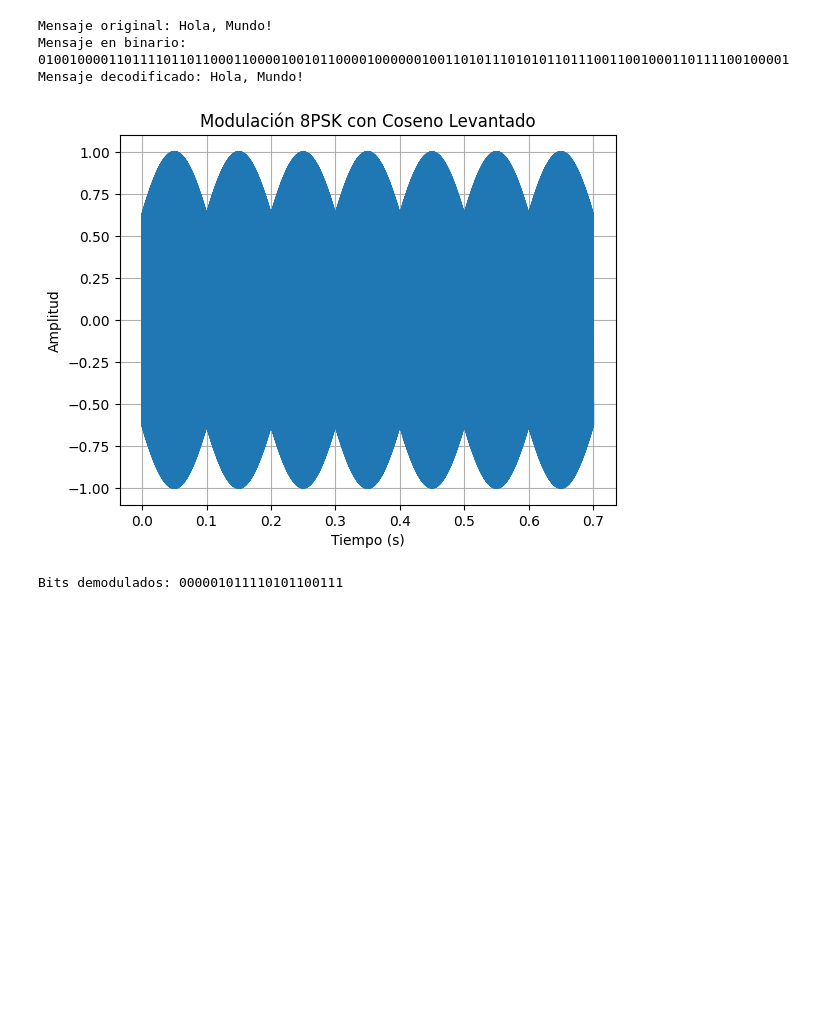
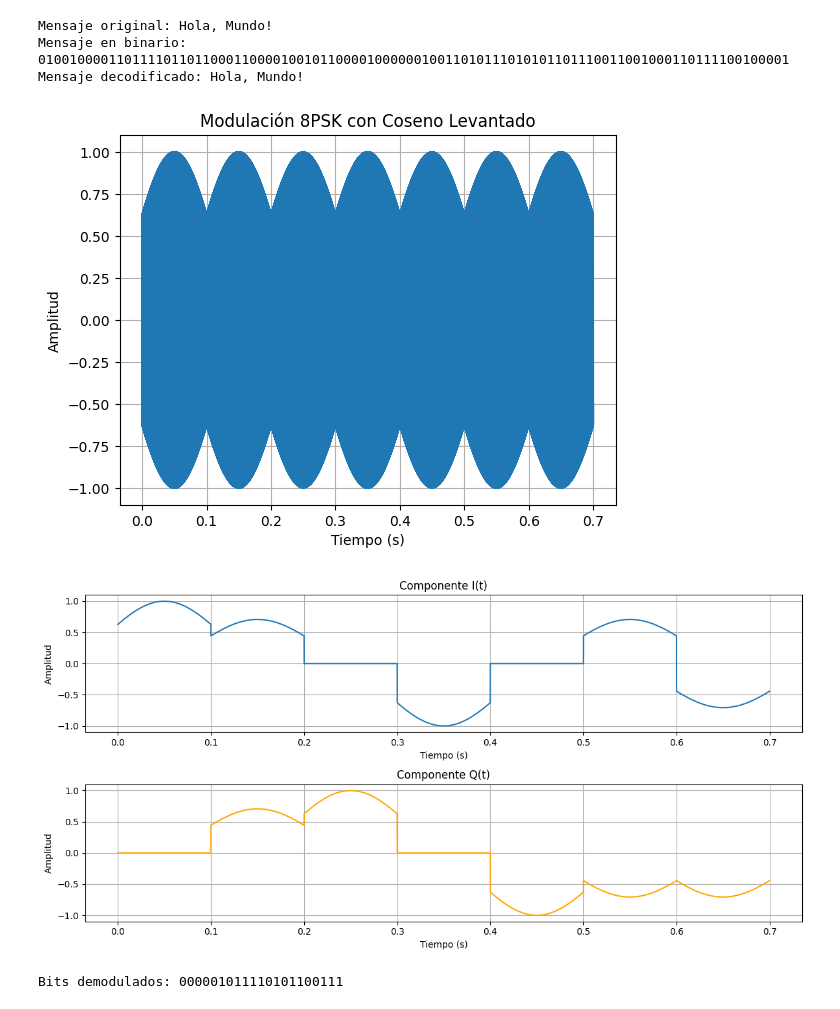
Before and after one commit to jbcgames/Proyecto_Final_PDS, a Jupyter notebook: Transmisor.ipynb, the cells around one changed output. Cells and saved outputs as stored; diff of their text form; code cells hidden in the pictures; blank space fills up the shorter version.

```diff
--- a/Transmisor.ipynb
+++ b/Transmisor.ipynb
@@ -119,7 +119,22 @@ plt.xlabel("Tiempo (s)")
 plt.ylabel("Amplitud")
 plt.grid()
 plt.show()
-
+# Mostrar cambios de fase en I y Q
+plt.figure(figsize=(12, 6))
+plt.subplot(2, 1, 1)
+plt.plot(t, I, label='I(t)')
+plt.title("Componente I(t)")
+plt.xlabel("Tiempo (s)")
+plt.ylabel("Amplitud")
+plt.grid()
+plt.subplot(2, 1, 2)
+plt.plot(t, Q, label='Q(t)', color='orange')
+plt.title("Componente Q(t)")
+plt.xlabel("Tiempo (s)")
+plt.ylabel("Amplitud")
+plt.grid()
+plt.tight_layout()
+plt.show()
 # Decodificación 8PSK
 def demodulate_8psk(s, Tb, fs, fc, beta=0):
     """
@@ -161,33 +176,34 @@ def demodulate_8psk(s, Tb, fs, fc, beta=0):
 
     # --- Decodificación de fases a bits ---
     bits_out = ""
     for i in range(total_symbols):
         phi = np.arctan2(Q_demod[i], I_demod[i])
         if phi < 0:
             phi += 2 * np.pi
 
         if 0 <= phi < np.pi/8 or 15*np.pi/8 <= phi < 2*np.pi:
             bits_out += "000"
         elif np.pi/8 <= phi < 3*np.pi/8:
             bits_out += "001"
         elif 3*np.pi/8 <= phi < 5*np.pi/8:
             bits_out += "011"
         elif 5*np.pi/8 <= phi < 7*np.pi/8:
             bits_out += "010"
         elif 7*np.pi/8 <= phi < 9*np.pi/8:
             bits_out += "110"
         elif 9*np.pi/8 <= phi < 11*np.pi/8:
             bits_out += "111"
         elif 11*np.pi/8 <= phi < 13*np.pi/8:
             bits_out += "101"
         elif 13*np.pi/8 <= phi < 15*np.pi/8:
             bits_out += "100"
     return bits_out
 # Ejemplo de uso
 demodulated_bits = demodulate_8psk(s, Tb, fs, fc, beta)
 print(f"Bits demodulados: {demodulated_bits}")
 # %% [output]
 [figure]
+[figure, added]
 Bits demodulados: 000001011110101100111
 # %%
 import numpy as np
```
Also changed, not shown: parts of 1 cell of this notebook.
